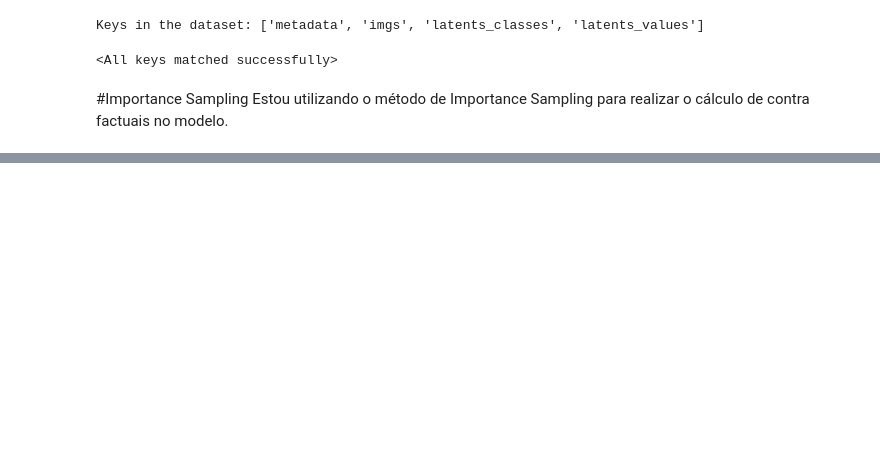
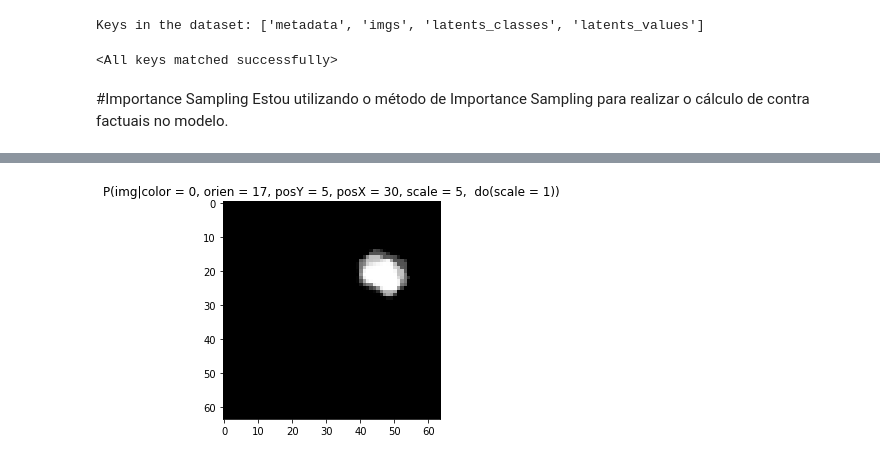
Before and after one commit to GiovaniValdrighi/inferencia_causal, a Jupyter notebook: scm_counterfactual.ipynb, the cells around one changed output, grey strips where cells are left out. Saved outputs shown, nothing was run; the diff lists cells and outputs as text; code cells hidden in the pictures; blank space fills up the shorter version.

```diff
--- a/scm_counterfactual.ipynb
+++ b/scm_counterfactual.ipynb
@@ -260,3 +261,14 @@ scm.condition(obs_data, 1000)
+# %%
+obs_data = {'color': tensor([1.]),
+            'orien': torch.nn.functional.one_hot(tensor(17), 40).to(torch.float32),
+            'posY': torch.nn.functional.one_hot(tensor(5), 32).to(torch.float32),
+            'posX': torch.nn.functional.one_hot(tensor(30), 32).to(torch.float32),
+            'scale': tensor([0., 0., 0., 0., 0., 1.])}
+int_data = obs_data.copy()
+int_data['scale'] = torch.nn.functional.one_hot(tensor(1), 6).to(torch.float32)
+scm.counterfactual(obs_data, int_data, 1000, do_text = " do(scale = 1)")
+# %% [output]
+[figure, added]
 # %%
 obs_data = {'color': tensor([1.]),
             'orien': torch.nn.functional.one_hot(tensor(17), 40).to(torch.float32),
```
Also changed, not shown: parts of 6 cells of this notebook.
